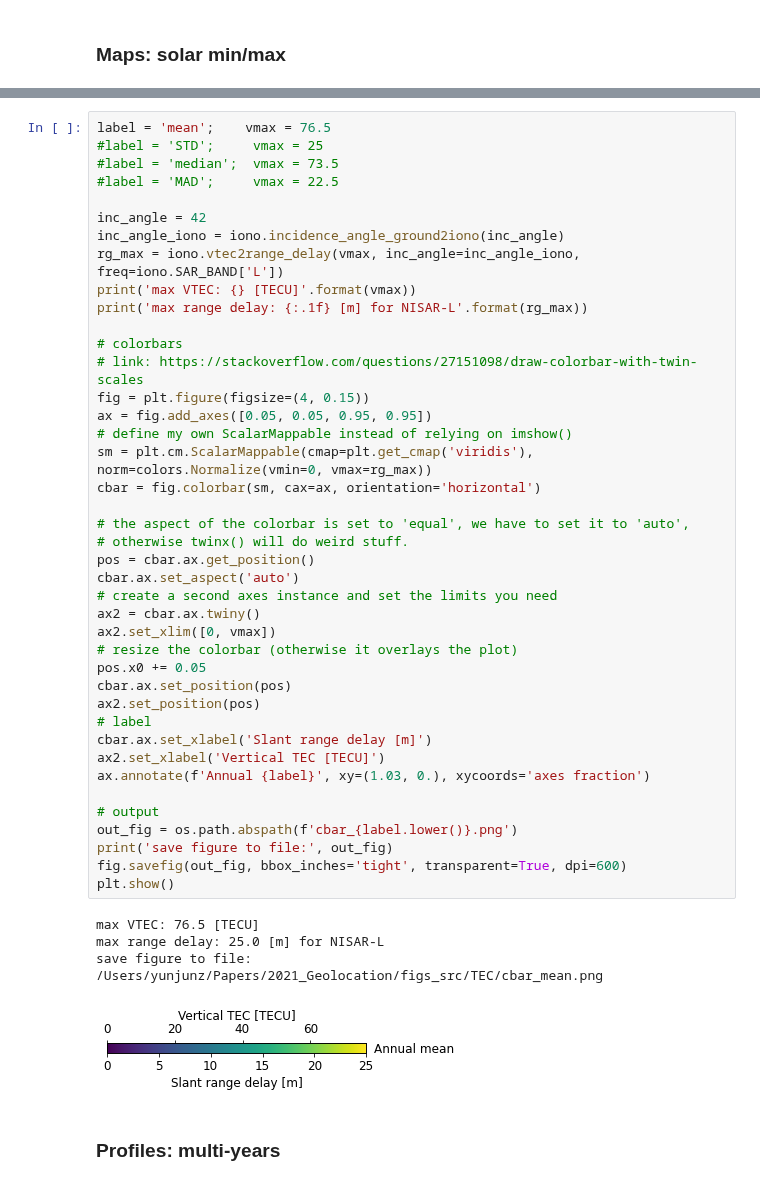
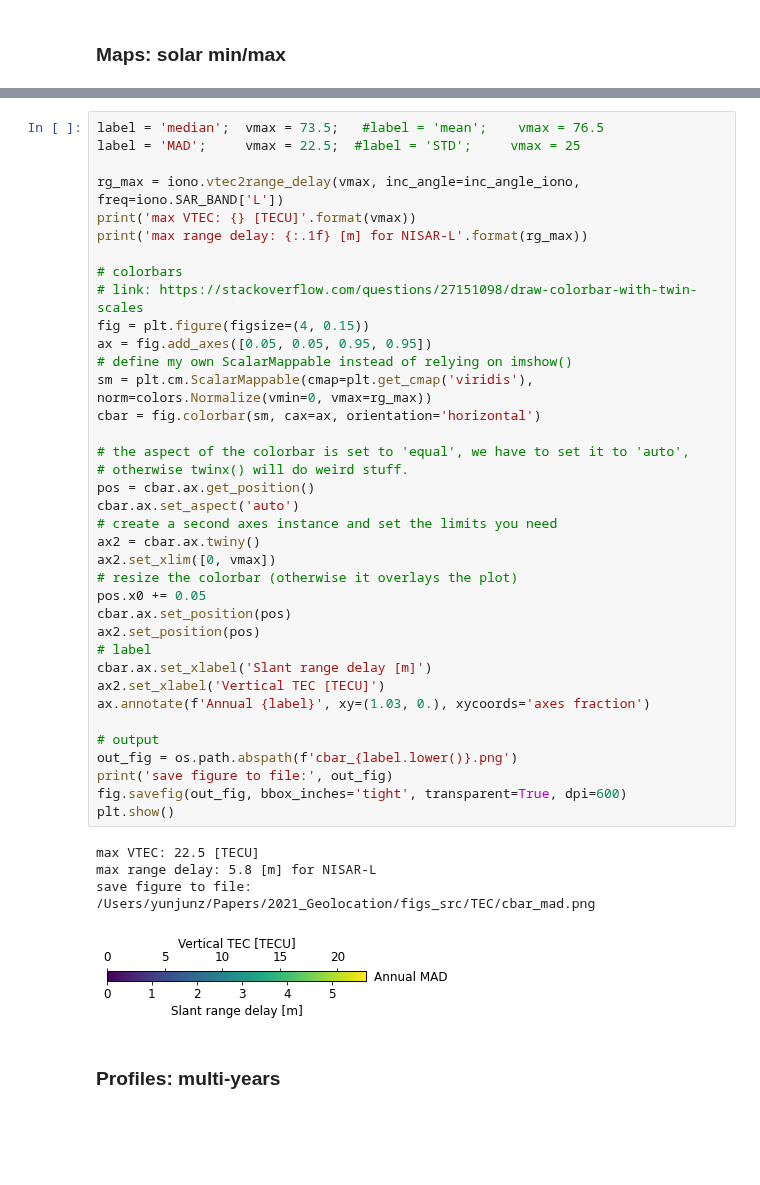
Before and after one commit to yunjunz/2022-Geolocation, a Jupyter notebook: Fig_10_GIM_stats.ipynb, the cells around one changed output, grey strips where cells are left out. Saved outputs shown, nothing was run; the diff lists cells and outputs as text; blank space fills up the shorter version.

```diff
--- a/Fig_TEC_stats.ipynb
+++ b/Fig_10_GIM_stats.ipynb
@@ -363,11 +367,7 @@ save figure to file: /Users/yunjunz/Papers/2021_Geolocation/figs_src/TEC/map_mea
 # %%
-label = 'mean';    vmax = 76.5
-#label = 'STD';     vmax = 25
-#label = 'median';  vmax = 73.5
-#label = 'MAD';     vmax = 22.5
+label = 'median';  vmax = 73.5;   #label = 'mean';    vmax = 76.5
+label = 'MAD';     vmax = 22.5;  #label = 'STD';     vmax = 25
 
-inc_angle = 42
-inc_angle_iono = iono.incidence_angle_ground2iono(inc_angle)
 rg_max = iono.vtec2range_delay(vmax, inc_angle=inc_angle_iono, freq=iono.SAR_BAND['L'])
 print('max VTEC: {} [TECU]'.format(vmax))
 print('max range delay: {:.1f} [m] for NISAR-L'.format(rg_max))
@@ -375,37 +375,37 @@ print('max range delay: {:.1f} [m] for NISAR-L'.format(rg_max))
 # colorbars
 # link: https://stackoverflow.com/questions/27151098/draw-colorbar-with-twin-scales
 fig = plt.figure(figsize=(4, 0.15))
 ax = fig.add_axes([0.05, 0.05, 0.95, 0.95])
 # define my own ScalarMappable instead of relying on imshow()
 sm = plt.cm.ScalarMappable(cmap=plt.get_cmap('viridis'), norm=colors.Normalize(vmin=0, vmax=rg_max))
 cbar = fig.colorbar(sm, cax=ax, orientation='horizontal')
 
 # the aspect of the colorbar is set to 'equal', we have to set it to 'auto',
 # otherwise twinx() will do weird stuff.
 pos = cbar.ax.get_position()
 cbar.ax.set_aspect('auto')
 # create a second axes instance and set the limits you need
 ax2 = cbar.ax.twiny()
 ax2.set_xlim([0, vmax])
 # resize the colorbar (otherwise it overlays the plot)
 pos.x0 += 0.05
 cbar.ax.set_position(pos)
 ax2.set_position(pos)
 # label
 cbar.ax.set_xlabel('Slant range delay [m]')
 ax2.set_xlabel('Vertical TEC [TECU]')
 ax.annotate(f'Annual {label}', xy=(1.03, 0.), xycoords='axes fraction')
 
 # output
 out_fig = os.path.abspath(f'cbar_{label.lower()}.png')
 print('save figure to file:', out_fig)
 fig.savefig(out_fig, bbox_inches='tight', transparent=True, dpi=600)
 plt.show()
 # %% [output]
-max VTEC: 76.5 [TECU]
-max range delay: 25.0 [m] for NISAR-L
-save figure to file: /Users/yunjunz/Papers/2021_Geolocation/figs_src/TEC/cbar_mean.png
+max VTEC: 22.5 [TECU]
+max range delay: 5.8 [m] for NISAR-L
+save figure to file: /Users/yunjunz/Papers/2021_Geolocation/figs_src/TEC/cbar_mad.png
-[figure, old version]
+[figure, new version]
 # %% [markdown]
 ### Profiles: multi-years
 # %%
```
Also changed, not shown: parts of 6 cells of this notebook, 33 other files.
